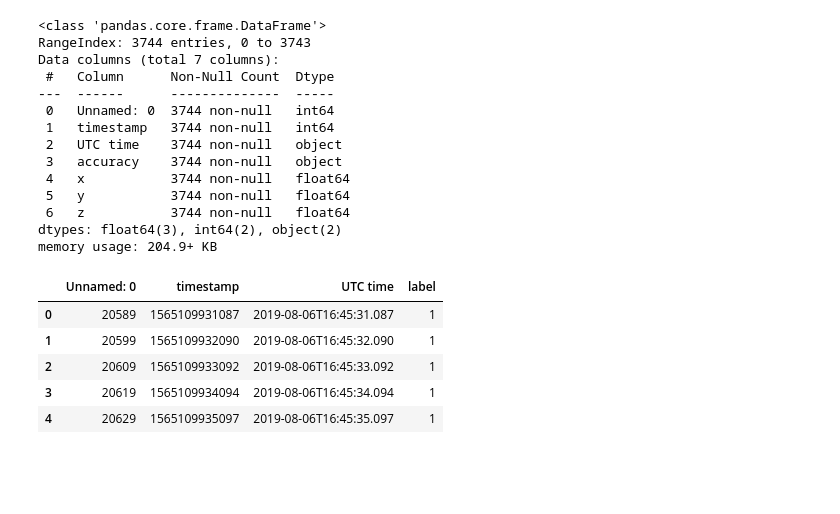
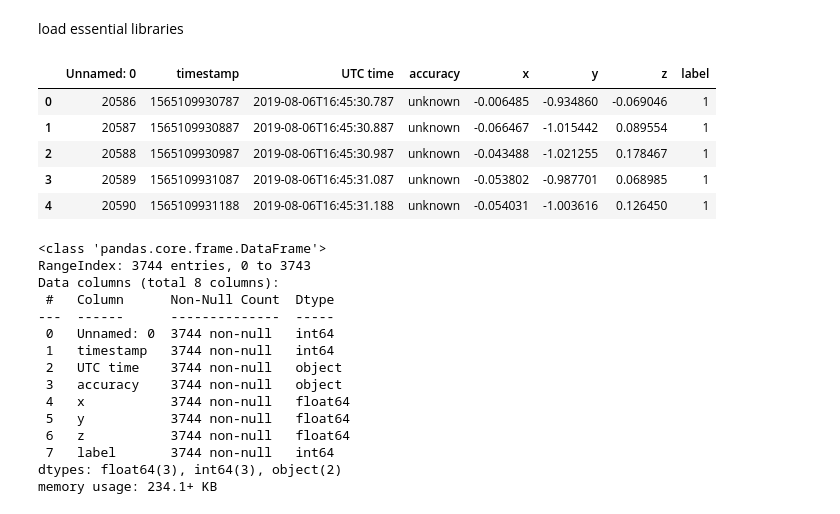
Before and after one commit to ashudva/KED, a Jupyter notebook: _notebooks/2020-01-22-HAR.ipynb, the cells around one changed output. Cells and saved outputs as stored; diff of their text form; code cells hidden in the pictures; blank space fills up the shorter version.

```diff
--- a/_notebooks/2020-01-22-HAR.ipynb
+++ b/_notebooks/2020-01-22-HAR.ipynb
@@ -1,3 +15,5 @@
+# %% [markdown]
+load essential libraries
 # %%
 import pandas as pd
 import numpy as np
@@ -12,11 +24,31 @@ y_test = pd.read_csv("har_data/test_labels.csv")
 # %%
+X = pd.read_csv("har_data/time_series.csv")
+y = pd.read_csv("har_data/labels.csv").label
+
 activities = {1:'standing', 2:'walking', 3:'stairs-down', 4:'stairs-up'}
+# %%
+labels = []
+for i in range(len(y)):
+    label = np.repeat(y[i], 9)
+    labels.extend([*label, y[i]])
+
+X['label'] = labels[:-6]
+y = X.label
+# %%
+X.head()
+# %% [output]
+|  | Unnamed: 0 | timestamp | UTC time | accuracy | x | y | z | label |
+| 0 | 20586 | 1565109930787 | 2019-08-06T16:45:30.787 | unknown | -0.006485 | -0.934860 | -0.069046 | 1 |
+| 1 | 20587 | 1565109930887 | 2019-08-06T16:45:30.887 | unknown | -0.066467 | -1.015442 | 0.089554 | 1 |
+| 2 | 20588 | 1565109930987 | 2019-08-06T16:45:30.987 | unknown | -0.043488 | -1.021255 | 0.178467 | 1 |
+| 3 | 20589 | 1565109931087 | 2019-08-06T16:45:31.087 | unknown | -0.053802 | -0.987701 | 0.068985 | 1 |
+| 4 | 20590 | 1565109931188 | 2019-08-06T16:45:31.188 | unknown | -0.054031 | -1.003616 | 0.126450 | 1 |
 # %%
-X_train.info()
+X.info()
 # %% [output]
 <class 'pandas.core.frame.DataFrame'>
 RangeIndex: 3744 entries, 0 to 3743
-Data columns (total 7 columns):
+Data columns (total 8 columns):
  #   Column      Non-Null Count  Dtype
 ---  ------      --------------  -----
  0   Unnamed: 0  3744 non-null   int64
@@ -26,14 +58,6 @@ Data columns (total 7 columns):
  4   x           3744 non-null   float64
  5   y           3744 non-null   float64
  6   z           3744 non-null   float64
-dtypes: float64(3), int64(2), object(2)
-memory usage: 204.9+ KB
+ 7   label       3744 non-null   int64
+dtypes: float64(3), int64(3), object(2)
+memory usage: 234.1+ KB
-# %%
-y_train.head()
-# %% [output]
-|  | Unnamed: 0 | timestamp | UTC time | label |
-| 0 | 20589 | 1565109931087 | 2019-08-06T16:45:31.087 | 1 |
-| 1 | 20599 | 1565109932090 | 2019-08-06T16:45:32.090 | 1 |
-| 2 | 20609 | 1565109933092 | 2019-08-06T16:45:33.092 | 1 |
-| 3 | 20619 | 1565109934094 | 2019-08-06T16:45:34.094 | 1 |
-| 4 | 20629 | 1565109935097 | 2019-08-06T16:45:35.097 | 1 |
```
Also changed, not shown: parts of 16 cells of this notebook, 4 other files.
